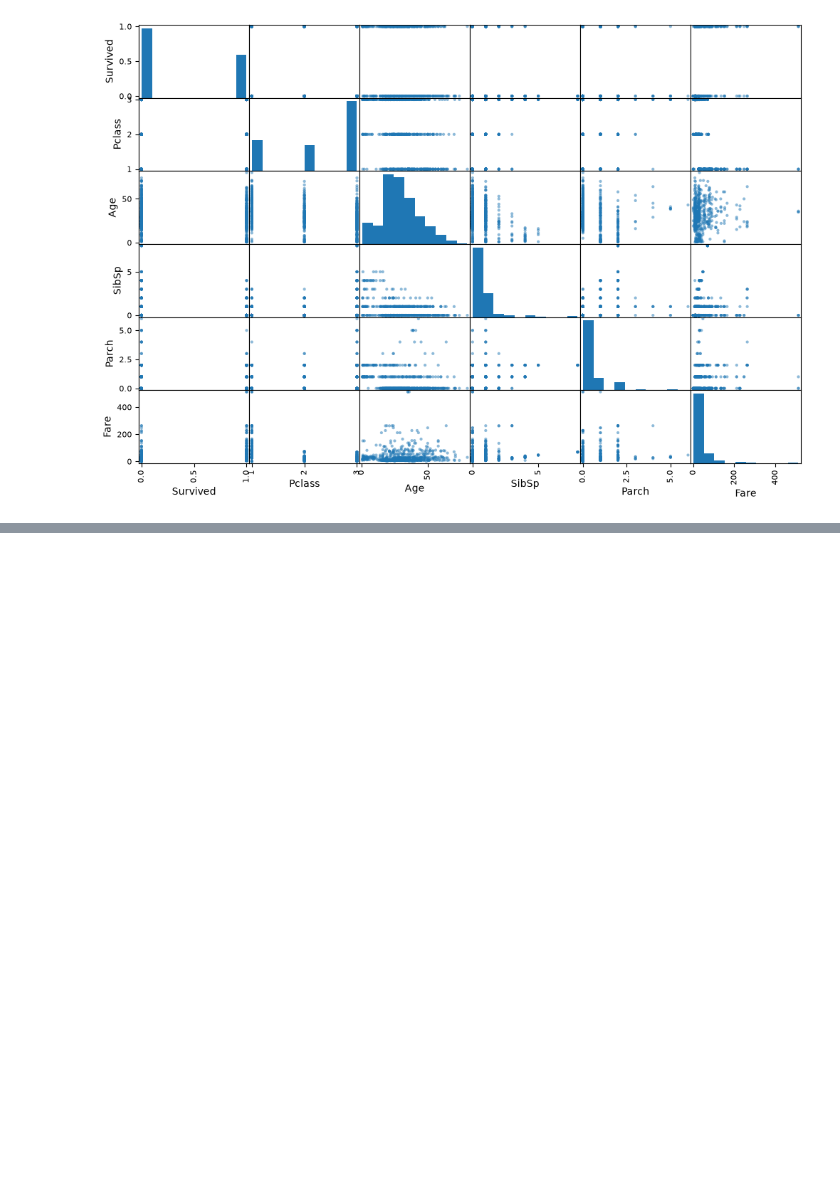
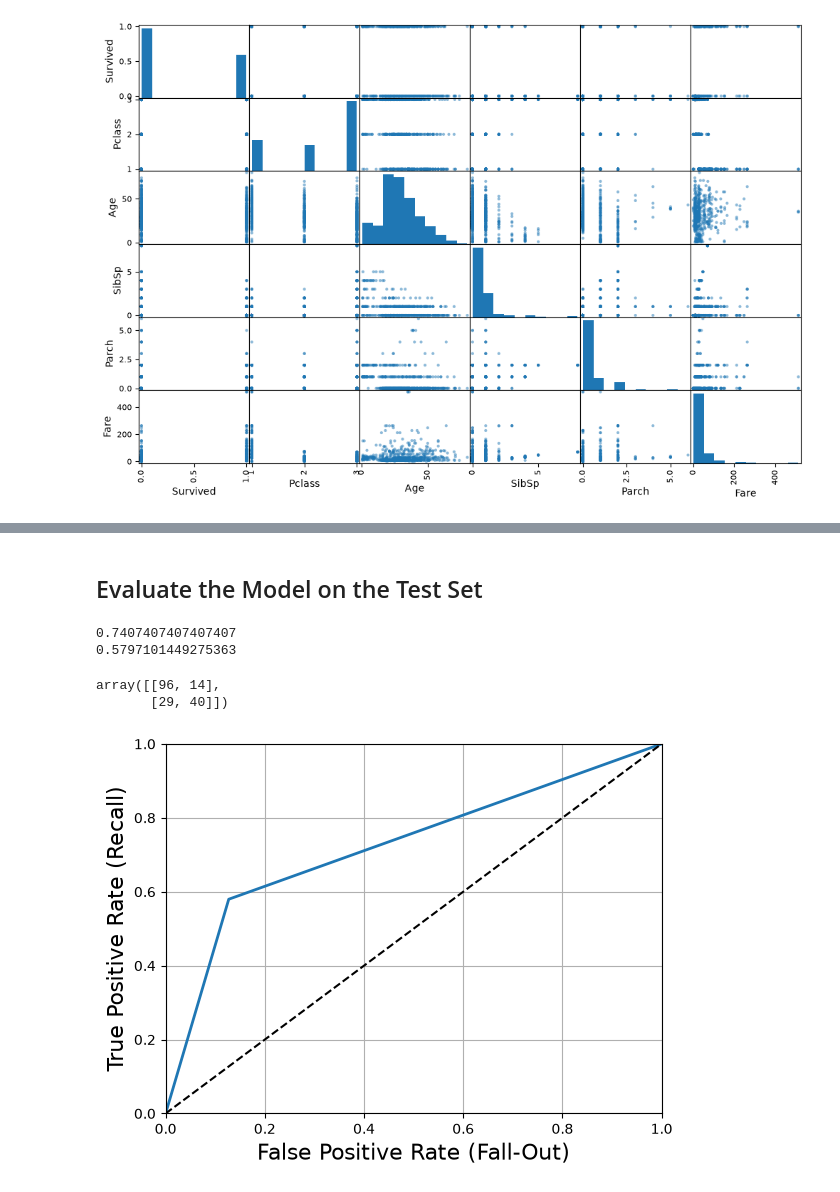
Before and after one commit to Aden-1/Machine-Learning, a Jupyter notebook: p2/main.ipynb, the cells around one changed output, grey strips where cells are left out. Drawn from its saved outputs; the diff is of its cells as text; code cells hidden in the pictures; blank space fills up the shorter version.

```diff
--- a/p2/main.ipynb
+++ b/p2/main.ipynb
@@ -201,0 +345,29 @@ titanic.describe().round()
+# %% [markdown]
+## Evaluate the Model on the Test Set
+# %%
+# Get the features (columns used in prediction) and the target (what you are trying to predict) from the test set
+X_test = strat_test_set.drop("Survived", axis=1) # Drop Survived column for features
+Y_test = strat_test_set["Survived"].copy() # Copy Survived column for target
+# %%
+# Get final prediction values to evaluate the model on a test set
+final_predictions = forest_clf.predict(X_test)
+# %%
+# View the Precision, Recall, and Confusion matrix of the model on the test set
+
+# Precision
+print(precision_score(Y_test, final_predictions))
+# Recall
+print(recall_score(Y_test, final_predictions))
+# Confusion matrix
+confusion_matrix(Y_test, final_predictions)
+# %% [output]
+0.7407407407407407
+0.5797101449275363
+array([[96, 14],
+       [29, 40]])
+# %%
+# Plot the ROC curve of the model on the test set
+fpr3, tpr3, thresholds = roc_curve(Y_test, final_predictions)
+plot_roc_curve(fpr3, tpr3)
+# %% [output]
+[figure, added]
```
Also changed, not shown: parts of 44 cells of this notebook.
